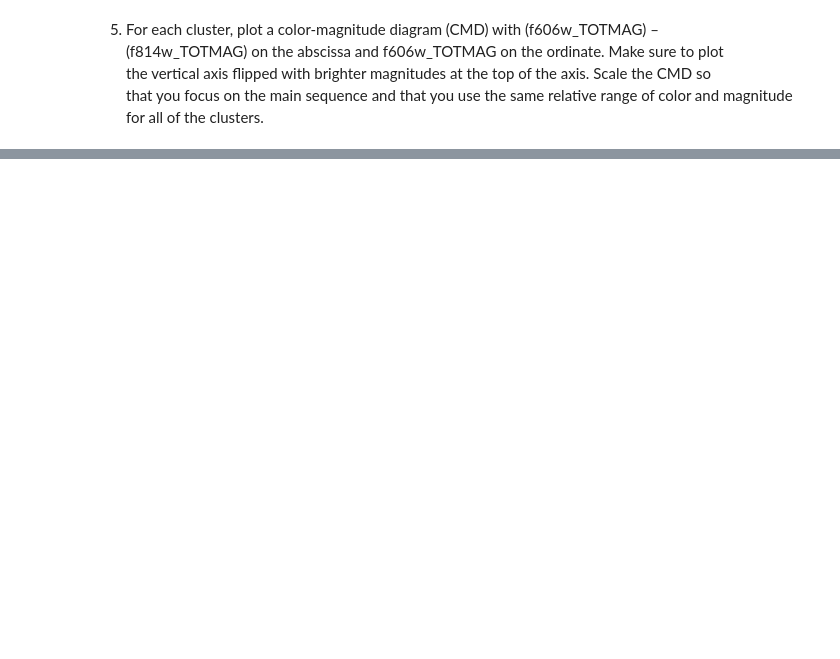
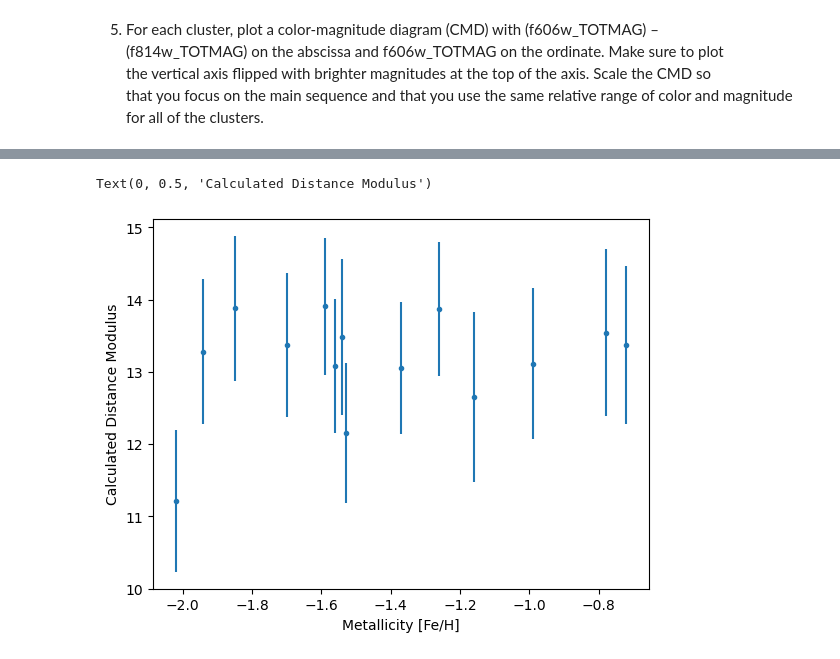
Before and after one commit to SpacialTree/HomeworkBack, a Jupyter notebook: Stars/FinalProject/FinalProject.ipynb, the cells around one changed output, grey strips where cells are left out. Drawn from its saved outputs; the diff is of its cells as text; code cells hidden in the pictures; blank space fills up the shorter version.

```diff
--- a/Stars/FinalProject/FinalProject.ipynb
+++ b/Stars/FinalProject/FinalProject.ipynb
@@ -196,0 +481,33 @@ see?	How	do	you	interpret	this	behavior?
+# %%
+#   ID       [Fe/H]
+metal_NGC104  = -0.72
+metal_NGC362  = -1.26
+metal_NGC3201 = -1.59
+metal_NGC4833 = -1.85
+metal_NGC5139 = -1.53
+metal_NGC6121 = -1.16
+metal_NGC6218 = -1.37
+metal_NGC6254 = -1.56
+metal_NGC6362 = -0.99
+metal_NGC6397 = -2.02
+metal_NGC6656 = -1.70
+metal_NGC6752 = -1.54
+metal_NGC6809 = -1.94
+metal_NGC6838 = -0.78
+
+metallicity_canon = [
+                    metal_NGC362 ,
+                    metal_NGC6362,
+                    metal_NGC6218,
+                    metal_NGC6838,
+                    metal_NGC3201,
+                    metal_NGC6656,
+                    metal_NGC104 ,
+                    metal_NGC6254,
+                    metal_NGC6809,
+                    metal_NGC6121,
+                    metal_NGC6397,
+                    metal_NGC6752,
+                    metal_NGC5139,
+                    metal_NGC4833
+                    ]
@@ -196,0 +548,7 @@ see?	How	do	you	interpret	this	behavior?
+# %%
+plt.errorbar(metallicity_canon, mods_calc, yerr=mods_diff_err, fmt='.')
+plt.xlabel('Metallicity [Fe/H]')
+plt.ylabel('Calculated Distance Modulus')
+# %% [output]
+Text(0, 0.5, 'Calculated Distance Modulus')
+[figure, added]
```
Also changed, not shown: parts of 64 cells of this notebook, 19 other files.
